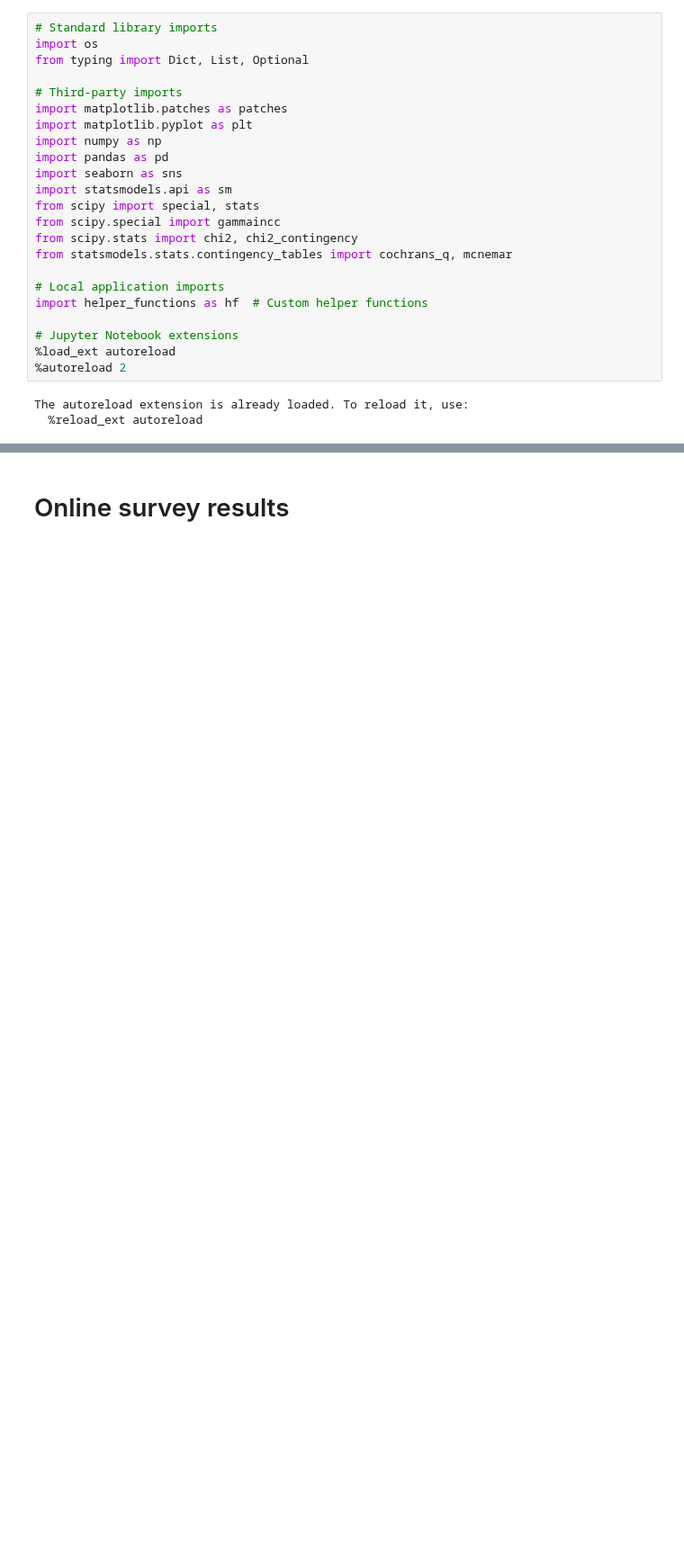
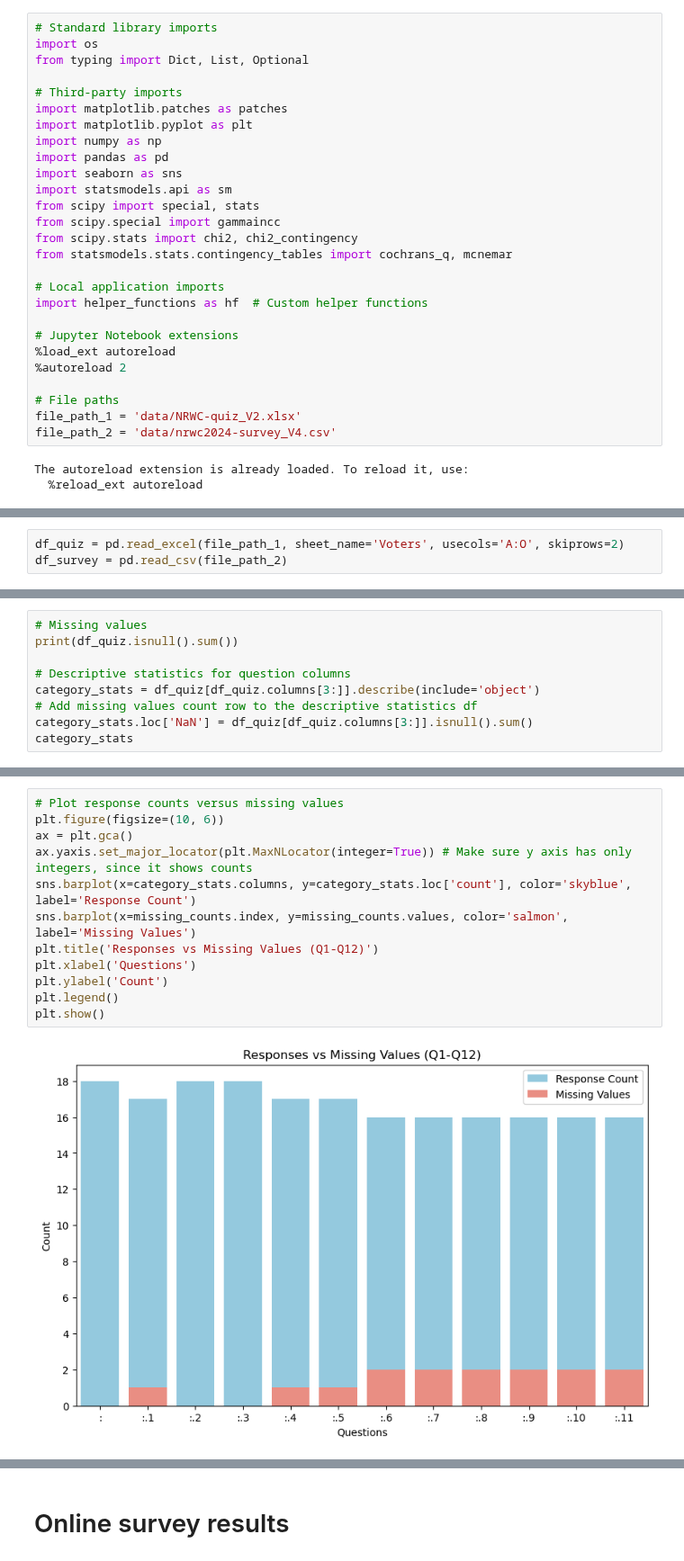
Before and after one commit to emmenru/Music-AI-workshop, a Jupyter notebook: AI-music-workshop.ipynb, the cells around one changed output, grey strips where cells are left out. Shown at 90% size. Saved outputs shown, nothing was run; the diff lists cells and outputs as text; blank space fills up the shorter version.

Commit message:
Refactor until line 165
EDA done, Data Cleaning in process

```diff
--- a/AI-music-workshop.ipynb
+++ b/AI-music-workshop.ipynb
@@ -23,6 +23,10 @@ import helper_functions as hf  # Custom helper functions
 # Jupyter Notebook extensions
 %load_ext autoreload
 %autoreload 2
+
+# File paths
+file_path_1 = 'data/NRWC-quiz_V2.xlsx'
+file_path_2 = 'data/nrwc2024-survey_V4.csv'
 # %% [output]
 The autoreload extension is already loaded. To reload it, use:
   %reload_ext autoreload
@@ -28,0 +35,3 @@ The autoreload extension is already loaded. To reload it, use:
+# %%
+df_quiz = pd.read_excel(file_path_1, sheet_name='Voters', usecols='A:O', skiprows=2)
+df_survey = pd.read_csv(file_path_2)
@@ -28,0 +126,9 @@ The autoreload extension is already loaded. To reload it, use:
+# %%
+# Missing values
+print(df_quiz.isnull().sum())
+
+# Descriptive statistics for question columns
+category_stats = df_quiz[df_quiz.columns[3:]].describe(include='object')
+# Add missing values count row to the descriptive statistics df
+category_stats.loc['NaN'] = df_quiz[df_quiz.columns[3:]].isnull().sum()
+category_stats
@@ -28,0 +158,14 @@ The autoreload extension is already loaded. To reload it, use:
+# %%
+# Plot response counts versus missing values
+plt.figure(figsize=(10, 6))
+ax = plt.gca()
+ax.yaxis.set_major_locator(plt.MaxNLocator(integer=True)) # Make sure y axis has only integers, since it shows counts
+sns.barplot(x=category_stats.columns, y=category_stats.loc['count'], color='skyblue', label='Response Count')
+sns.barplot(x=missing_counts.index, y=missing_counts.values, color='salmon', label='Missing Values')
+plt.title('Responses vs Missing Values (Q1-Q12)')
+plt.xlabel('Questions')
+plt.ylabel('Count')
+plt.legend()
+plt.show()
+# %% [output]
+[figure, added]
```
Also changed, not shown: parts of 25 cells of this notebook.
